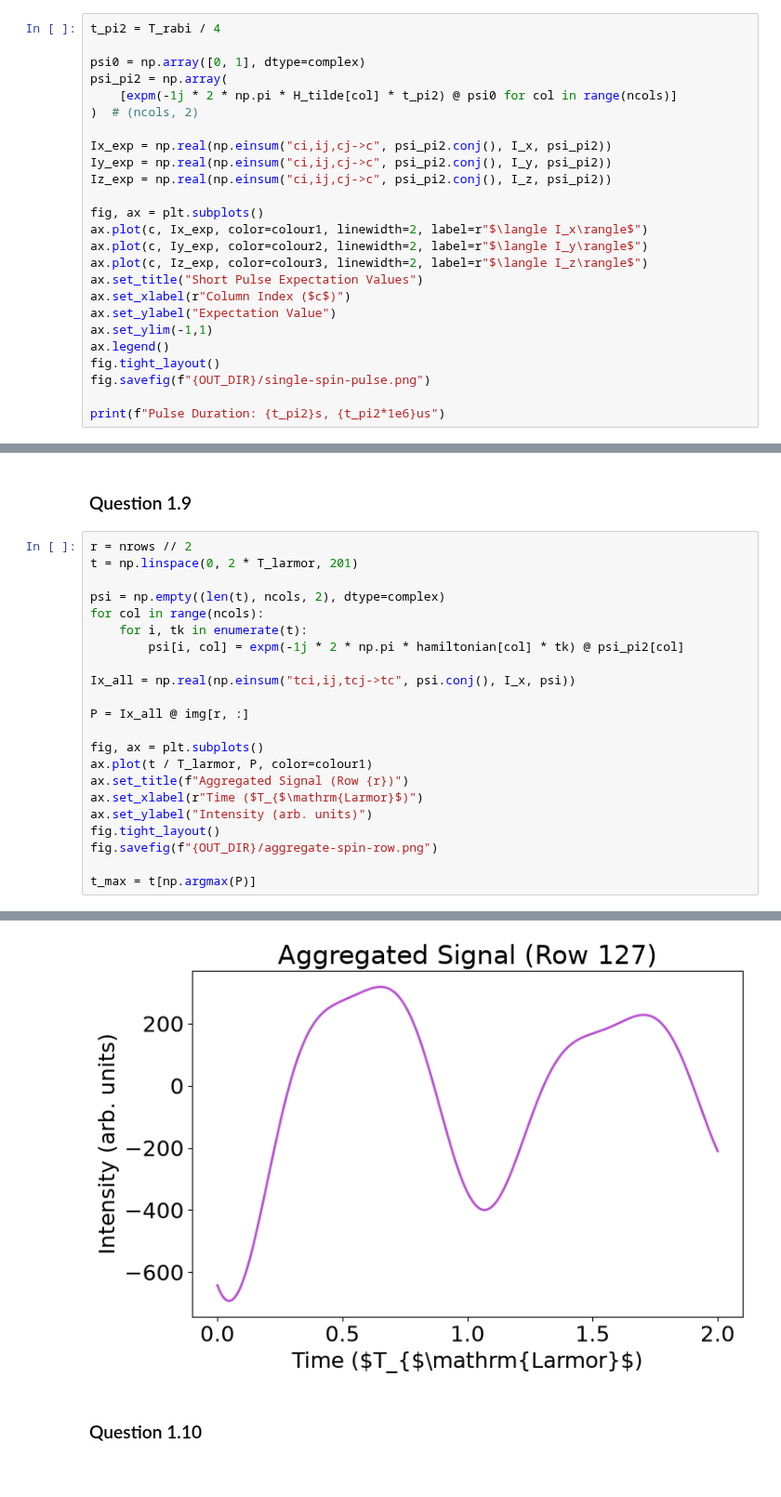
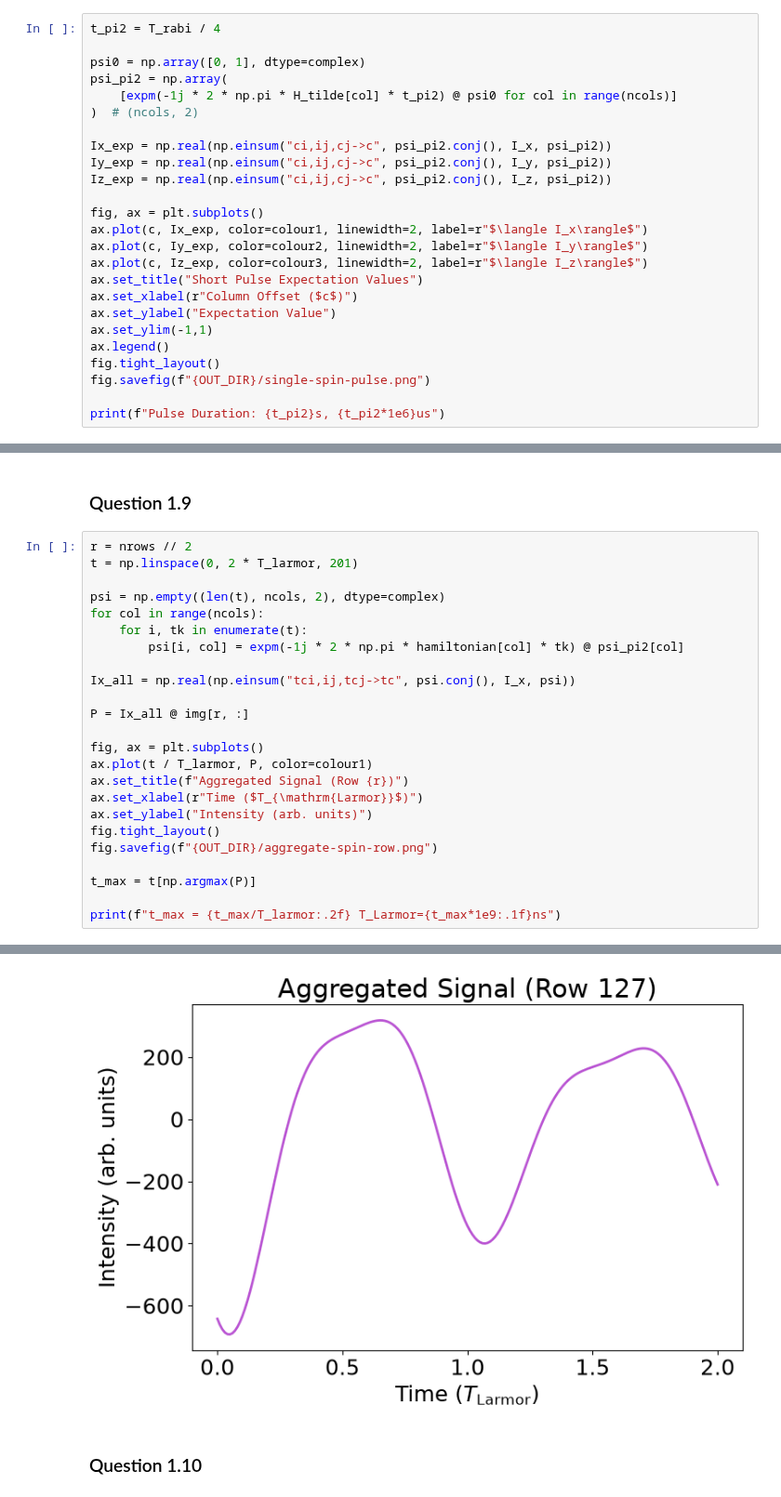
Before and after one commit to mvx-dev/notes, a Jupyter notebook: study/ELEC3705/assignment/code/src/code/assignment.ipynb, the cells around one changed output, grey strips where cells are left out. Shown at 93% size. Saved outputs shown, nothing was run; the diff lists cells and outputs as text.

```diff
--- a/study/ELEC3705/assignment/code/src/code/assignment.ipynb
+++ b/study/ELEC3705/assignment/code/src/code/assignment.ipynb
@@ -232,7 +237,7 @@ ax.plot(c, Ix_exp, color=colour1, linewidth=2, label=r"$\langle I_x\rangle$")
 ax.plot(c, Iy_exp, color=colour2, linewidth=2, label=r"$\langle I_y\rangle$")
 ax.plot(c, Iz_exp, color=colour3, linewidth=2, label=r"$\langle I_z\rangle$")
 ax.set_title("Short Pulse Expectation Values")
-ax.set_xlabel(r"Column Index ($c$)")
+ax.set_xlabel(r"Column Offset ($c$)")
 ax.set_ylabel("Expectation Value")
 ax.set_ylim(-1,1)
 ax.legend()
@@ -300,10 +307,12 @@ P = Ix_all @ img[r, :]
 fig, ax = plt.subplots()
 ax.plot(t / T_larmor, P, color=colour1)
 ax.set_title(f"Aggregated Signal (Row {r})")
-ax.set_xlabel(r"Time ($T_{$\mathrm{Larmor}$)")
+ax.set_xlabel(r"Time ($T_{\mathrm{Larmor}}$)")
 ax.set_ylabel("Intensity (arb. units)")
 fig.tight_layout()
 fig.savefig(f"{OUT_DIR}/aggregate-spin-row.png")
 
 t_max = t[np.argmax(P)]
+
+print(f"t_max = {t_max/T_larmor:.2f} T_Larmor={t_max*1e9:.1f}ns")
 # %% [output]
@@ -310,4 +320,4 @@ t_max = t[np.argmax(P)]
-[figure, old version]
+[figure, new version]
 # %% [markdown]
 ### Question 1.10
 # %%
```
Also changed, not shown: parts of 6 cells of this notebook, 8 other files.
